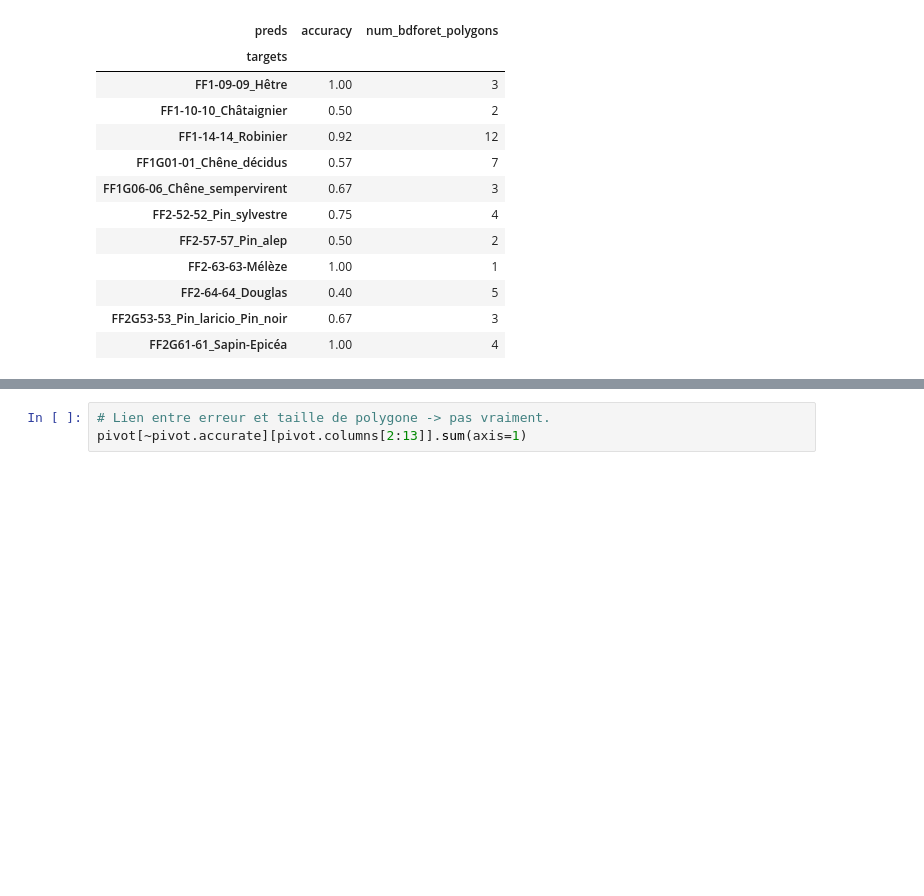
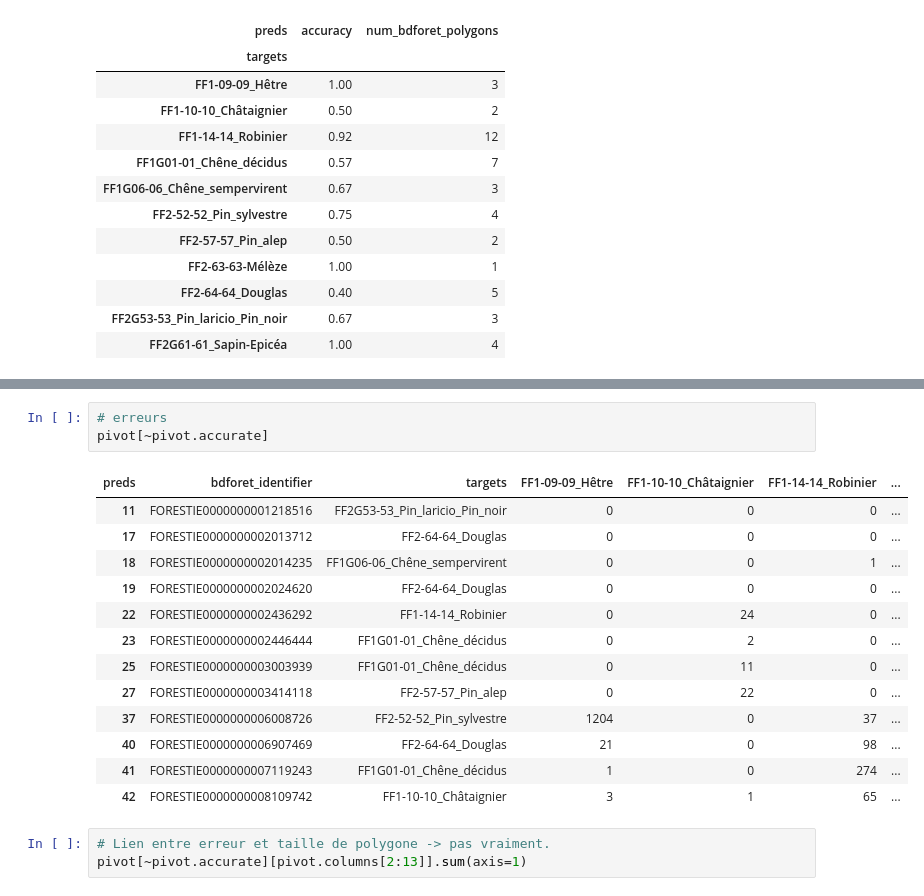
Before and after one commit to IGNF/myria3d, a Jupyter notebook: PureForestID-prediction-by-polygon.ipynb, the cells around one changed output, grey strips where cells are left out. Drawn from its saved outputs; the diff is of its cells as text; blank space fills up the shorter version.

Commit message:
Analysis of not accurates

```diff
--- a/PureForestID-prediction-by-polygon.ipynb
+++ b/PureForestID-prediction-by-polygon.ipynb
@@ -103,3 +110,20 @@ synthesis
+# %%
+# erreurs
+pivot[~pivot.accurate]
+# %% [output]
+| preds | bdforet_identifier | targets | FF1-09-09_Hêtre | FF1-10-10_Châtaignier | FF1-14-14_Robinier | ... |
+| 11 | FORESTIE0000000001218516 | FF2G53-53_Pin_laricio_Pin_noir | 0 | 0 | 0 | ... |
+| 17 | FORESTIE0000000002013712 | FF2-64-64_Douglas | 0 | 0 | 0 | ... |
+| 18 | FORESTIE0000000002014235 | FF1G06-06_Chêne_sempervirent | 0 | 0 | 1 | ... |
+| 19 | FORESTIE0000000002024620 | FF2-64-64_Douglas | 0 | 0 | 0 | ... |
+| 22 | FORESTIE0000000002436292 | FF1-14-14_Robinier | 0 | 24 | 0 | ... |
+| 23 | FORESTIE0000000002446444 | FF1G01-01_Chêne_décidus | 0 | 2 | 0 | ... |
+| 25 | FORESTIE0000000003003939 | FF1G01-01_Chêne_décidus | 0 | 11 | 0 | ... |
+| 27 | FORESTIE0000000003414118 | FF2-57-57_Pin_alep | 0 | 22 | 0 | ... |
+| 37 | FORESTIE0000000006008726 | FF2-52-52_Pin_sylvestre | 1204 | 0 | 37 | ... |
+| 40 | FORESTIE0000000006907469 | FF2-64-64_Douglas | 21 | 0 | 98 | ... |
+| 41 | FORESTIE0000000007119243 | FF1G01-01_Chêne_décidus | 1 | 0 | 274 | ... |
+| 42 | FORESTIE0000000008109742 | FF1-10-10_Châtaignier | 3 | 1 | 65 | ... |
 # %%
 # Lien entre erreur et taille de polygone -> pas vraiment.
 pivot[~pivot.accurate][pivot.columns[2:13]].sum(axis=1)
```
Also changed, not shown: parts of 1 cell of this notebook.
